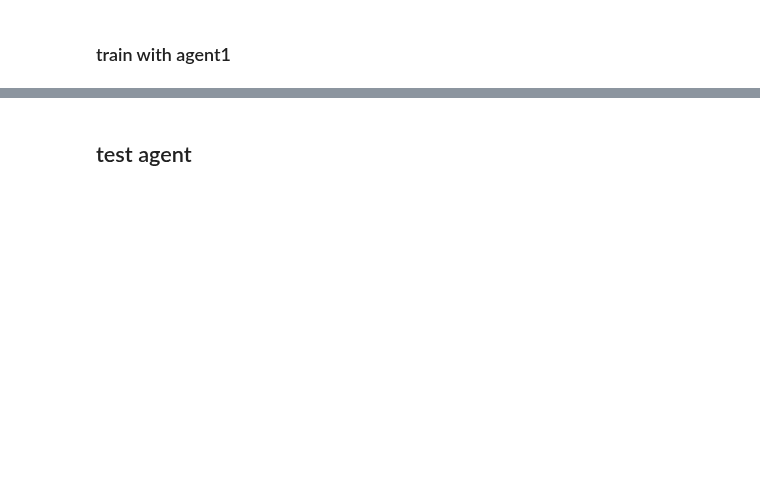
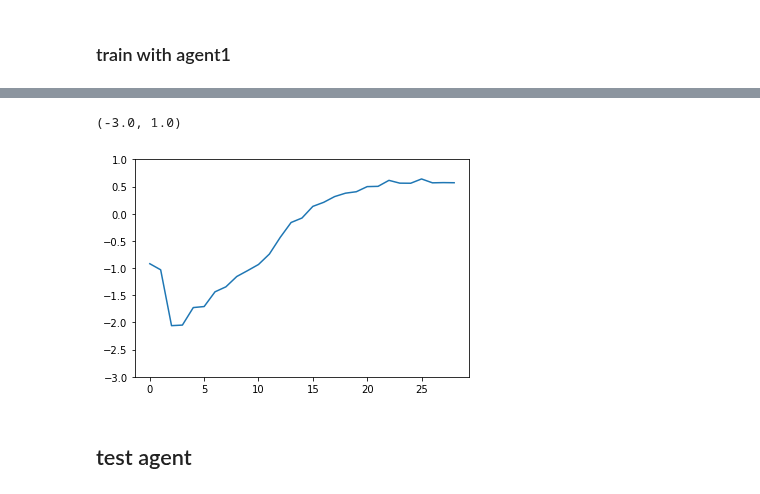
Before and after one commit to tijsvandenheuvel/RL-exploration, a Jupyter notebook: connect-4_DQN.ipynb, the cells around one changed output, grey strips where cells are left out. Saved outputs shown, nothing was run; the diff lists cells and outputs as text; code cells hidden in the pictures; blank space fills up the shorter version.

```diff
--- a/connect-4_DQN.ipynb
+++ b/connect-4_DQN.ipynb
@@ -301,2 +296,8 @@ plt.ylim(-2,2)
+# %%
+plt.plot(range(len(avg_history)),avg_history)
+plt.ylim(-3,1)
+# %% [output]
+(-3.0, 1.0)
+[figure, added]
 # %% [markdown]
 ## test agent
```
Also changed, not shown: parts of 31 cells of this notebook, 1 other file.
